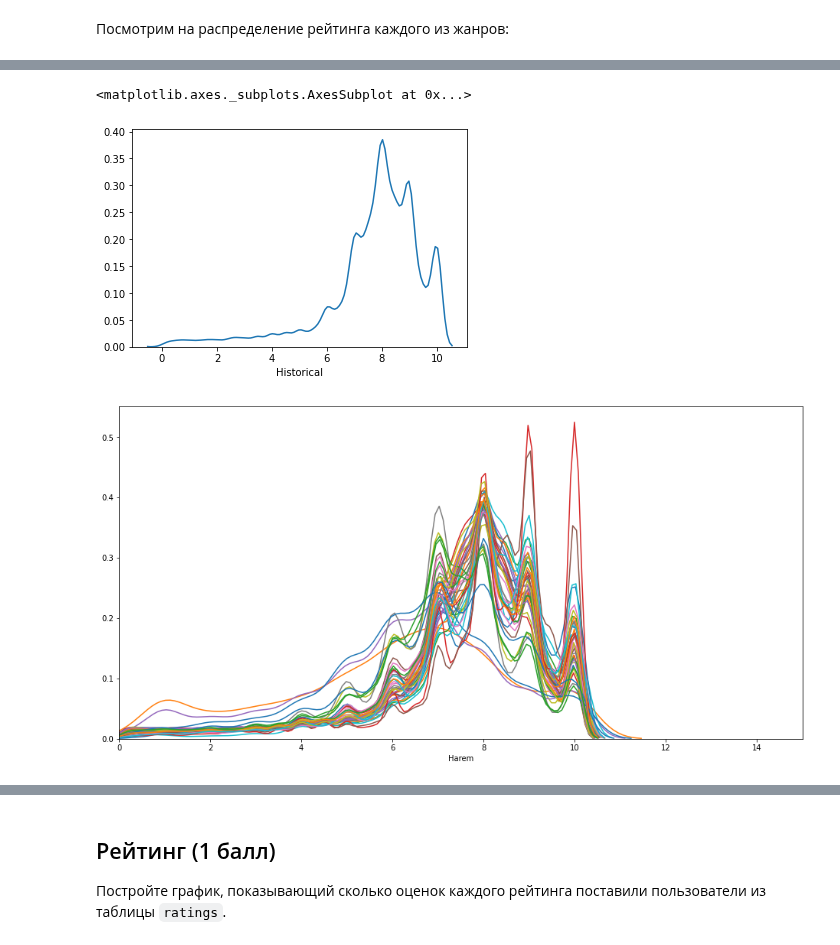
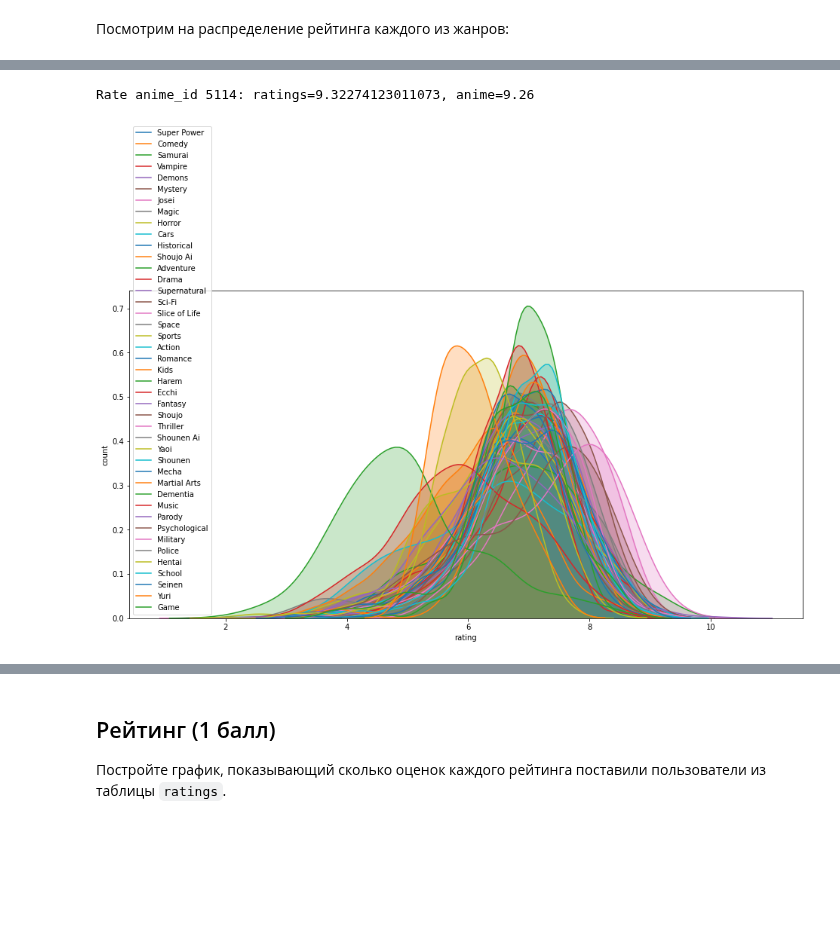
Before and after one commit to D7nis/Course-ML-Classic, a Jupyter notebook: Practice/3. Кластеризация. Рекомендательные системы/03-clustering_DDA.ipynb, the cells around one changed output, grey strips where cells are left out. Drawn from its saved outputs; the diff is of its cells as text; code cells hidden in the pictures; blank space fills up the shorter version.

```diff
--- a/Practice/3. Кластеризация. Рекомендательные системы/03-clustering_DDA.ipynb
+++ b/Practice/3. Кластеризация. Рекомендательные системы/03-clustering_DDA.ipynb
@@ -48,7 +48,7 @@ rating - rating out of 10 this user has assigned (-1 if the user watched it but
 # %%
 import pandas as pd
 # %%
-colab = False
+colab = True
 if colab:
     from google.colab import drive
     drive.mount('/content/drive/')
@@ -56,7 +58,7 @@ if colab:
 if colab:
     anime = pd.read_csv('/content/drive/My Drive/Classroom/data/anime/anime.csv.zip', index_col='anime_id')
 else:
-    anime = pd.read_csv('../../data/anime/anime.csv.zip', index_col='anime_id')
+    anime = pd.read_csv('../../../../data/anime/anime.csv.zip', index_col='anime_id')
 anime.dropna(inplace=True)
 print(anime.shape)
 anime.head(10)
@@ -383,14 +348,22 @@ df[df['Historical']>0]['Historical'].hist()
-# %%
-sns.distplot(df[df['Historical']>0]['Historical'],hist=False)
-# %% [output]
-<matplotlib.axes._subplots.AxesSubplot at 0x...>
-[figure, removed]
+# %%
+#Будем считать, что рейтинг из таблиц anime и ratings совпадают
+animeid=5114
+print("Rate anime_id {}: ratings={}, anime={}".format(animeid,\
+       ratings[(ratings['anime_id']==animeid) & (ratings['rating'] != -1)].rating.mean(),\
+       anime.loc[animeid]['rating'])
+     )
+# %% [output]
+Rate anime_id 5114: ratings=9.32274123011073, anime=9.26
+# %%
+anime_genre_rate = anime_genre.multiply(anime['rating'], axis='index')
 # %%
 fsize = (16, 8)
 fig, ax = plt.subplots(figsize=fsize)
-ax.set_xlim(0,15);
-for col in df.columns:
-  sns.distplot(df[df[col]>0][col],hist=False)
+for col in anime_genre_rate.columns:
+  sns.kdeplot(anime_genre_rate[anime_genre_rate[col]>0][col],shade=True,label=col)
+ax.set_xlabel('rating')
+ax.set_ylabel('count')
+plt.show()
 # %% [output]
-[figure, old version]
+[figure, new version]
 # %%
```
Also changed, not shown: parts of 73 cells of this notebook.
